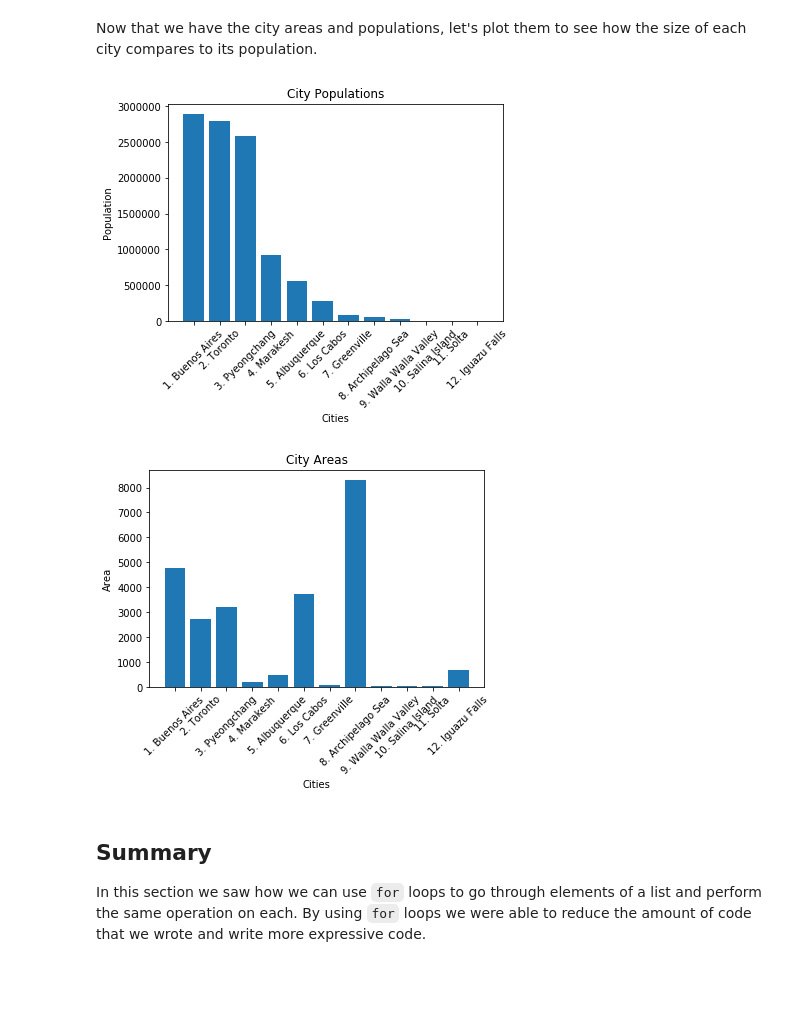
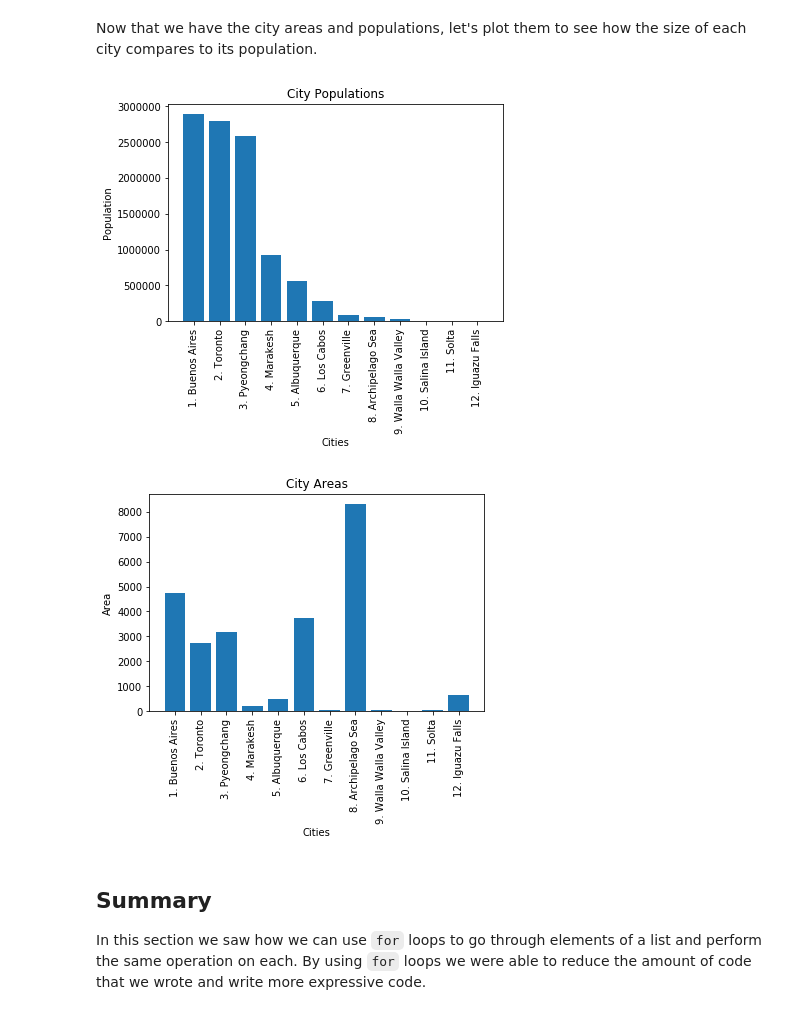
Before and after one commit to learn-co-curriculum/dsc-looping-over-collections-lab, a Jupyter notebook: index.ipynb, the cells around one changed output. Cells and saved outputs as stored; diff of their text form; code cells hidden in the pictures; blank space fills up the shorter version.

```diff
--- a/index.ipynb
+++ b/index.ipynb
@@ -260,14 +261,14 @@ plt.show()
 # %%
 # __SOLUTION__
 plt.bar(names_and_ranks, city_populations)
 
 plt.ylabel('Population')
 plt.xlabel('Cities')
 plt.title('City Populations')
-plt.xticks(rotation=45)
+plt.xticks(rotation='vertical')
 plt.show()
 # %% [output]
-[figure, old version]
+[figure, new version]
 # %%
 plt.bar(names_and_ranks, city_areas)
 plt.ylabel('Area')
@@ -282,11 +283,11 @@ plt.bar(names_and_ranks, city_areas)
 plt.ylabel('Area')
 plt.xlabel('Cities')
 plt.title('City Areas')
-plt.xticks(rotation=45)
+plt.xticks(rotation='vertical')
 
 plt.show()
 # %% [output]
-[figure, old version]
+[figure, new version]
 # %% [markdown]
 ## Summary
 
```
Also changed, not shown: parts of 10 cells of this notebook.
